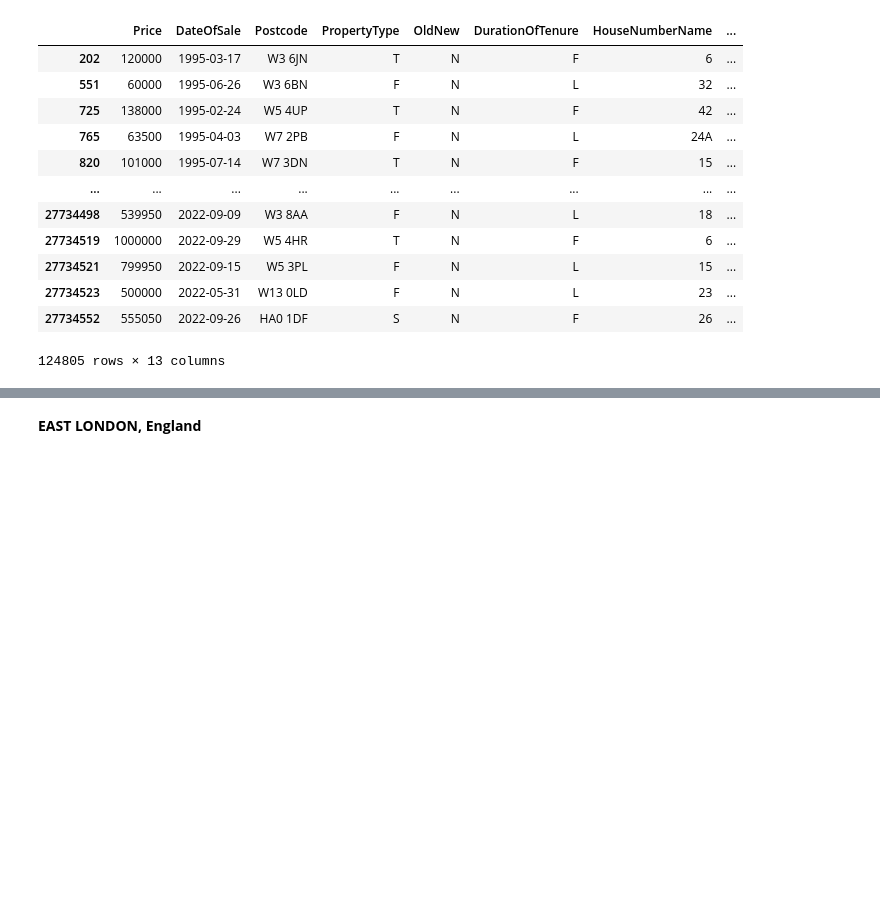
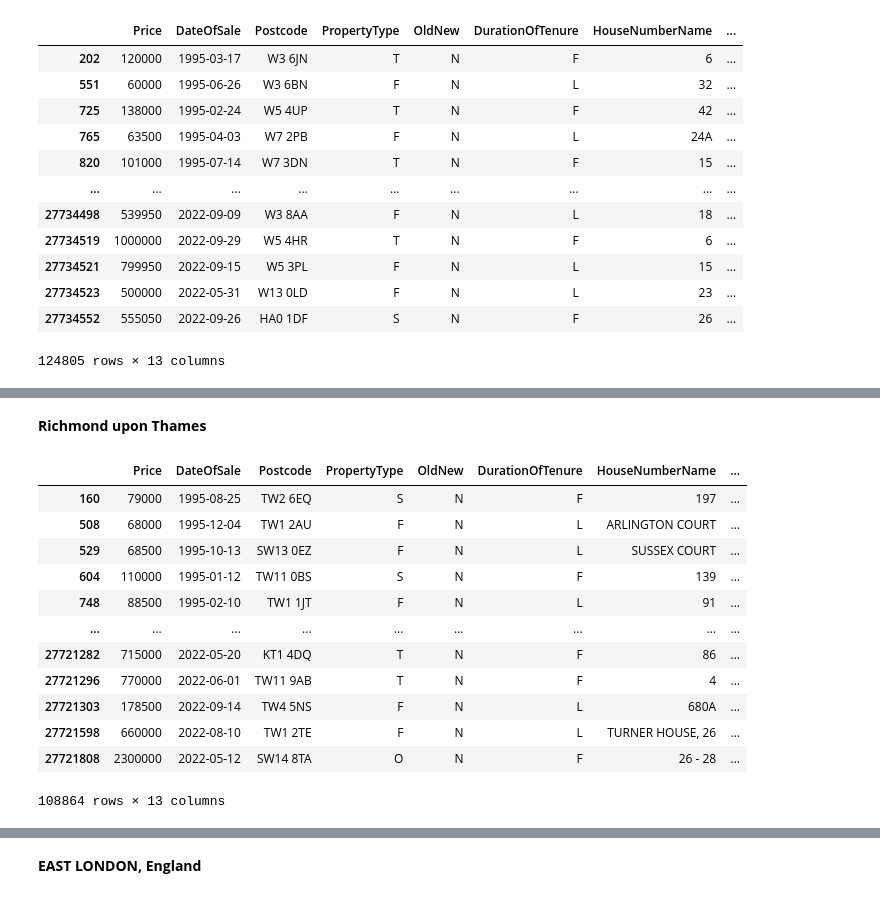
Before and after one commit to Scansan-Properties/HousePricePrediction, a Jupyter notebook: LoadFromURL.ipynb, the cells around one changed output, grey strips where cells are left out. Saved outputs shown, nothing was run; the diff lists cells and outputs as text; code cells hidden in the pictures; blank space fills up the shorter version.

```diff
--- a/LoadFromURL.ipynb
+++ b/LoadFromURL.ipynb
@@ -361,0 +385,19 @@ ealing
+# %% [markdown]
+**Richmond upon Thames**
+# %%
+richmondUponThames = df.loc[df["District"] == "RICHMOND UPON THAMES"]
+richmondUponThames
+# %% [output]
+|  | Price | DateOfSale | Postcode | PropertyType | OldNew | DurationOfTenure | HouseNumberName | ... |
+| 160 | 79000 | 1995-08-25 | TW2 6EQ | S | N | F | 197 | ... |
+| 508 | 68000 | 1995-12-04 | TW1 2AU | F | N | L | ARLINGTON COURT | ... |
+| 529 | 68500 | 1995-10-13 | SW13 0EZ | F | N | L | SUSSEX COURT | ... |
+| 604 | 110000 | 1995-01-12 | TW11 0BS | S | N | F | 139 | ... |
+| 748 | 88500 | 1995-02-10 | TW1 1JT | F | N | L | 91 | ... |
+| ... | ... | ... | ... | ... | ... | ... | ... | ... |
+| 27721282 | 715000 | 2022-05-20 | KT1 4DQ | T | N | F | 86 | ... |
+| 27721296 | 770000 | 2022-06-01 | TW11 9AB | T | N | F | 4 | ... |
+| 27721303 | 178500 | 2022-09-14 | TW4 5NS | F | N | L | 680A | ... |
+| 27721598 | 660000 | 2022-08-10 | TW1 2TE | F | N | L | TURNER HOUSE, 26 | ... |
+| 27721808 | 2300000 | 2022-05-12 | SW14 8TA | O | N | F | 26 - 28 | ... |
+108864 rows × 13 columns
```
Also changed, not shown: parts of 44 cells of this notebook.
